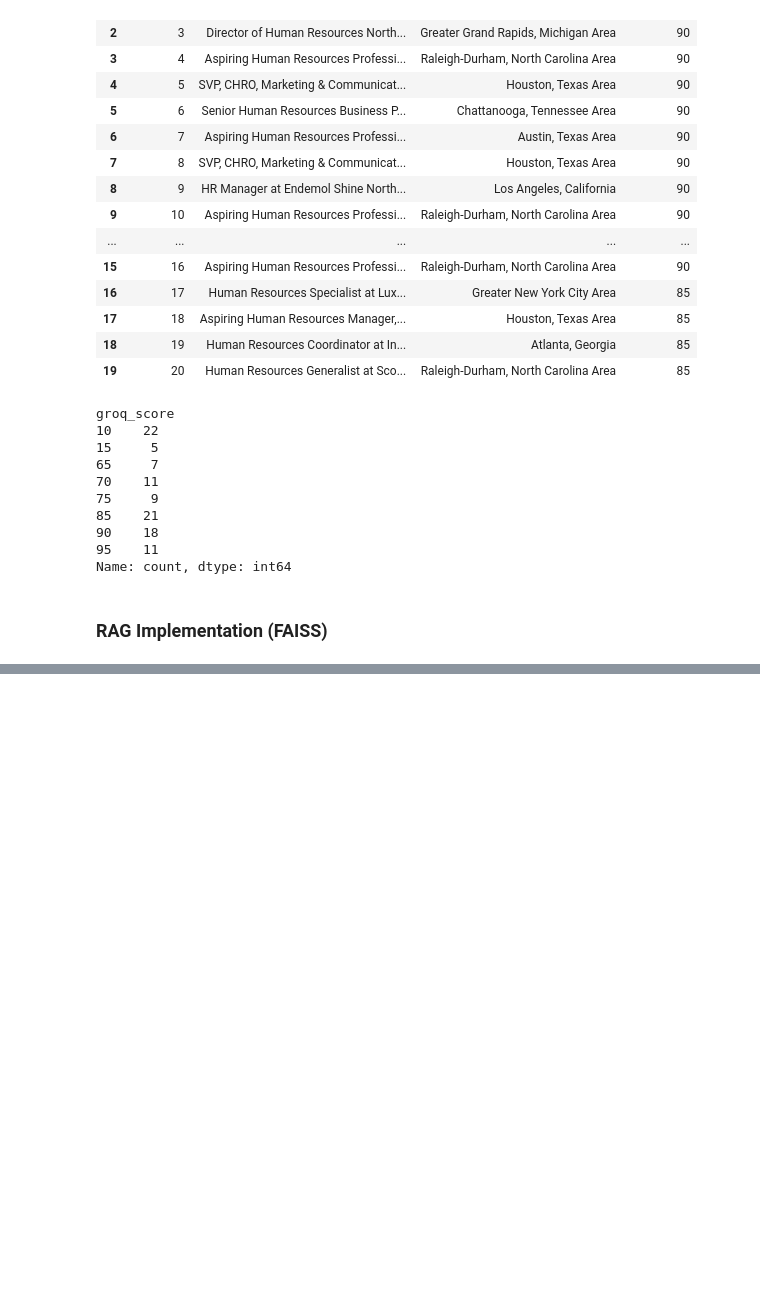
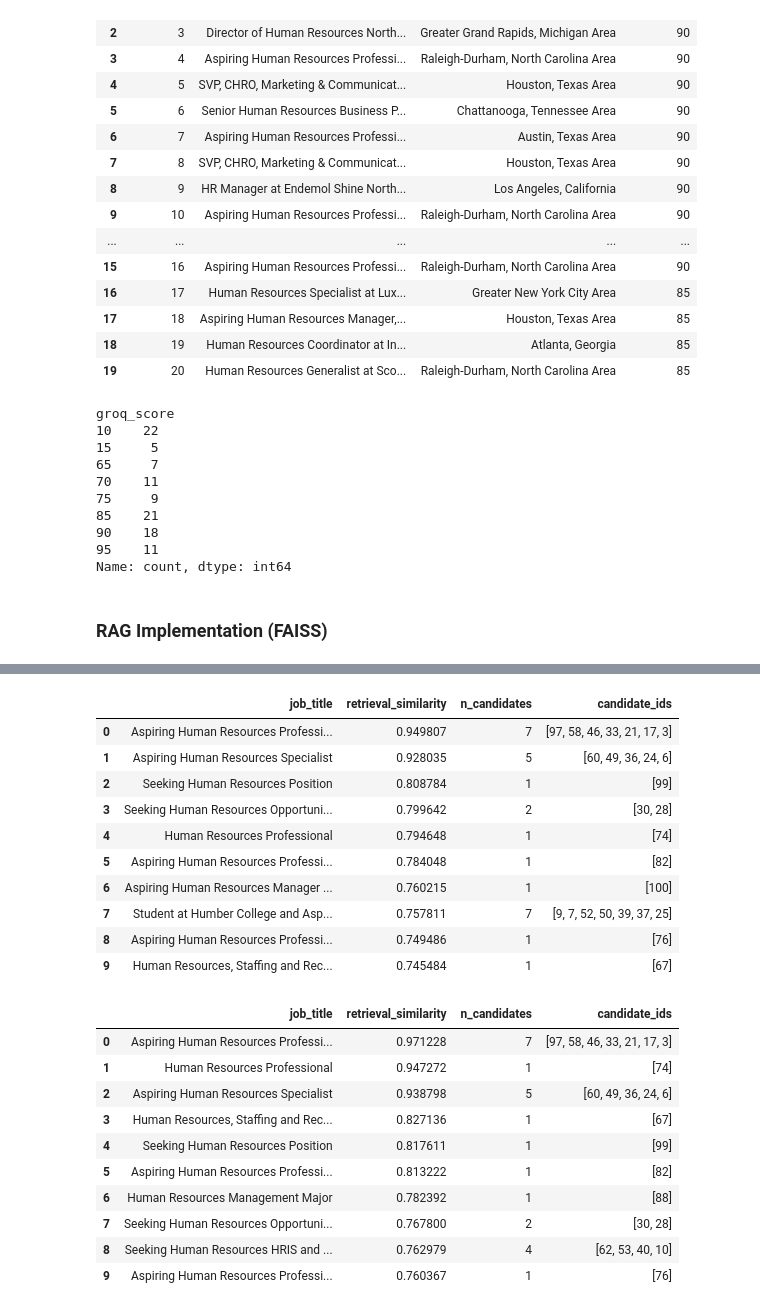
Before and after one commit to DillonR03/Potential-Talents-Candidate-Ranking-Model, a Jupyter notebook: PotentialTalentsNotebook.ipynb, the cells around one changed output, grey strips where cells are left out. Saved outputs shown, nothing was run; the diff lists cells and outputs as text; code cells hidden in the pictures; blank space fills up the shorter version.

Commit message:
RAG Changes
Made RAG implementation follow starring procedure, using the Mini-LM sentence transformer as a base, then changing the ranking depending on a specific starred candidate.

```diff
--- a/PotentialTalentsNotebook.ipynb
+++ b/PotentialTalentsNotebook.ipynb
@@ -1335,19 +1329,3 @@ candidate_embeddings = sentence_model.encode(
 
 faiss_index = faiss.IndexFlatIP(candidate_embeddings.shape[1])
 faiss_index.add(candidate_embeddings)
-# %%
-def retrieve_candidates(query, top_k=10):
-    query_embedding = sentence_model.encode(
-        [query],
-        convert_to_numpy=True,
-        normalize_embeddings=True
-    ).astype("float32")
-
-    scores, indices = faiss_index.search(
-        query_embedding,
-        min(top_k, len(rag_documents))
-    )
-
-    results = rag_candidates.iloc[indices[0]].copy()
-    results["retrieval_similarity"] = scores[0]
-    return results.reset_index(drop=True)
@@ -1418,0 +1332,55 @@ Note that the retrieval similarity scores indicate the degree of similarity betw
+# %%
+
+
+rag_meta = df[["id", "job_title", "location", "connection"]].reset_index(drop=True)
+
+def _search(query_vec, top_k):
+    scores, idx = faiss_index.search(query_vec.astype("float32"), len(rag_meta))
+    res = rag_meta.iloc[idx[0]].copy()
+    res["retrieval_similarity"] = scores[0]
+    # collapse identical titles but keep every candidate id
+    res = (res.groupby("job_title", sort=False)
+              .agg(retrieval_similarity=("retrieval_similarity", "first"),
+                   n_candidates=("id", "count"),
+                   candidate_ids=("id", list))
+              .reset_index()
+              .head(top_k))
+    return res
+
+def encode(text):
+    return sentence_model.encode([text], convert_to_numpy=True, normalize_embeddings=True)
+
+def retrieve_candidates(query, top_k=10):
+    return _search(encode(query), top_k)
+
+def rerank_with_star(query, starred_title, alpha=0.5, top_k=10):
+    """Move the query toward the starred candidate and search again."""
+    q = alpha * encode(query) + (1 - alpha) * encode(starred_title)
+    q = q / np.linalg.norm(q)
+    return _search(q, top_k)
+
+display(retrieve_candidates("Aspiring Human Resources"))
+display(rerank_with_star("Aspiring Human Resources", "Human Resources Professional"))
+# %% [output]
+|  | job_title | retrieval_similarity | n_candidates | candidate_ids |
+| 0 | Aspiring Human Resources Professi... | 0.949807 | 7 | [97, 58, 46, 33, 21, 17, 3] |
+| 1 | Aspiring Human Resources Specialist | 0.928035 | 5 | [60, 49, 36, 24, 6] |
+| 2 | Seeking Human Resources Position | 0.808784 | 1 | [99] |
+| 3 | Seeking Human Resources Opportuni... | 0.799642 | 2 | [30, 28] |
+| 4 | Human Resources Professional | 0.794648 | 1 | [74] |
+| 5 | Aspiring Human Resources Professi... | 0.784048 | 1 | [82] |
+| 6 | Aspiring Human Resources Manager ... | 0.760215 | 1 | [100] |
+| 7 | Student at Humber College and Asp... | 0.757811 | 7 | [9, 7, 52, 50, 39, 37, 25] |
+| 8 | Aspiring Human Resources Professi... | 0.749486 | 1 | [76] |
+| 9 | Human Resources, Staffing and Rec... | 0.745484 | 1 | [67] |
+|  | job_title | retrieval_similarity | n_candidates | candidate_ids |
+| 0 | Aspiring Human Resources Professi... | 0.971228 | 7 | [97, 58, 46, 33, 21, 17, 3] |
+| 1 | Human Resources Professional | 0.947272 | 1 | [74] |
+| 2 | Aspiring Human Resources Specialist | 0.938798 | 5 | [60, 49, 36, 24, 6] |
+| 3 | Human Resources, Staffing and Rec... | 0.827136 | 1 | [67] |
+| 4 | Seeking Human Resources Position | 0.817611 | 1 | [99] |
+| 5 | Aspiring Human Resources Professi... | 0.813222 | 1 | [82] |
+| 6 | Human Resources Management Major | 0.782392 | 1 | [88] |
+| 7 | Seeking Human Resources Opportuni... | 0.767800 | 2 | [30, 28] |
+| 8 | Seeking Human Resources HRIS and ... | 0.762979 | 4 | [62, 53, 40, 10] |
+| 9 | Aspiring Human Resources Professi... | 0.760367 | 1 | [76] |
```
Also changed, not shown: parts of 4 cells of this notebook.
